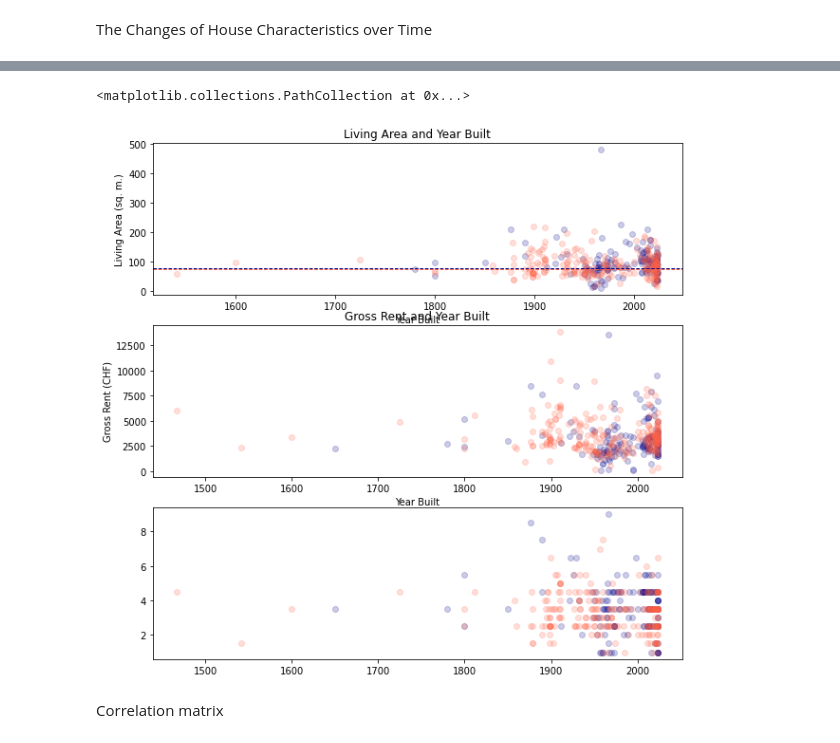
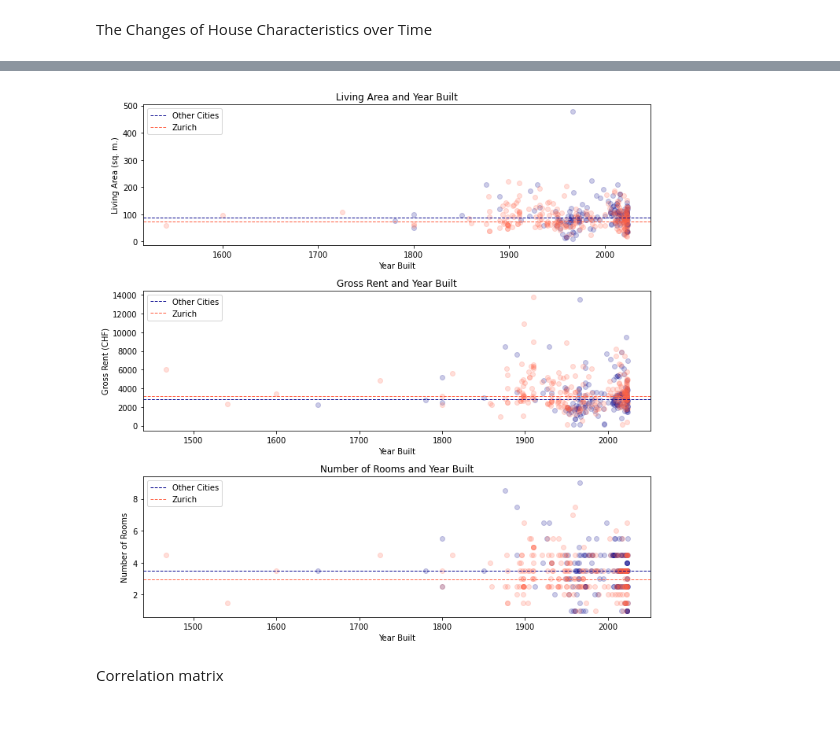
Before and after one commit to Jindi-Huang/pp4r_final_assignments, a Jupyter notebook: src/homegate_analysis.ipynb, the cells around one changed output, grey strips where cells are left out. Saved outputs shown, nothing was run; the diff lists cells and outputs as text; code cells hidden in the pictures.

```diff
--- a/src/homegate_analysis.ipynb
+++ b/src/homegate_analysis.ipynb
@@ -261,30 +202,43 @@ plt.show()
 # %%
 # create a scatter plot of Year built and Living area, Year Built and Gross Rent, Year Built and Number of Rooms, Year Built as x-axis, and other variables as y-axis, make the observations in Zurich red, while others blue. The three plots in 3 subplots, with 3 rows and 1 column. Add the mean value of each year.
 fig, (ax1, ax2, ax3) = plt.subplots(3, 1, figsize=(10, 10))
 
 # Plot the distribution of Living Area
 ax1.scatter(df[df['City'] != 'Zürich']['Year Built'], df[df['City'] != 'Zürich']['Living Area (sq. m.)'], alpha=0.2, color='#00008B')
 ax1.scatter(df[df['City'] == 'Zürich']['Year Built'], df[df['City'] == 'Zürich']['Living Area (sq. m.)'], alpha=0.2, color='#FF6347')
 ax1.set_xlabel('Year Built')
 ax1.set_ylabel('Living Area (sq. m.)')
 ax1.set_title('Living Area and Year Built')
-ax1.axhline(df['Living Area (sq. m.)'].mean(), color='#00008B', linestyle='dashed', linewidth=1, label='Mean')
+ax1.axhline(df[df['City'] != 'Zürich']['Living Area (sq. m.)'].mean(), color='#00008B', linestyle='dashed', linewidth=1, label='Mean')
 ax1.axhline(df[df['City'] == 'Zürich']['Living Area (sq. m.)'].mean(), color='#FF6347', linestyle='dashed', linewidth=1, label='Mean')
+ax1.legend(['Other Cities', 'Zurich'])
 
 # Plot the distribution of Gross Rent
 ax2.scatter(df[df['City'] != 'Zürich']['Year Built'], df[df['City'] != 'Zürich']['Gross Rent (CHF)'], alpha=0.2, color='#00008B')
 ax2.scatter(df[df['City'] == 'Zürich']['Year Built'], df[df['City'] == 'Zürich']['Gross Rent (CHF)'], alpha=0.2, color='#FF6347')
 ax2.set_xlabel('Year Built')
 ax2.set_ylabel('Gross Rent (CHF)')
 ax2.set_title('Gross Rent and Year Built')
+ax2.axhline(df[df['City'] != 'Zürich']['Gross Rent (CHF)'].mean(), color='#00008B', linestyle='dashed', linewidth=1, label='Mean')
+ax2.axhline(df[df['City'] == 'Zürich']['Gross Rent (CHF)'].mean(), color='#FF6347', linestyle='dashed', linewidth=1, label='Mean')
+ax2.legend(['Other Cities', 'Zurich'])
+
 
 # Plot the distribution of Number of Rooms
 
 ax3.scatter(df[df['City'] != 'Zürich']['Year Built'], df[df['City'] != 'Zürich']['Number of Rooms'], alpha=0.2, color='#00008B')
 ax3.scatter(df[df['City'] == 'Zürich']['Year Built'], df[df['City'] == 'Zürich']['Number of Rooms'], alpha=0.2, color='#FF6347')
+ax3.set_xlabel('Year Built')
+ax3.set_ylabel('Number of Rooms')
+ax3.set_title('Number of Rooms and Year Built')
+ax3.axhline(df[df['City'] != 'Zürich']['Number of Rooms'].mean(), color='#00008B', linestyle='dashed', linewidth=1, label='Mean')
+ax3.axhline(df[df['City'] == 'Zürich']['Number of Rooms'].mean(), color='#FF6347', linestyle='dashed', linewidth=1, label='Mean')
+ax3.legend(['Other Cities', 'Zurich'])
+
+# control the layout of the subplots
+plt.tight_layout()
 # %% [output]
-<matplotlib.collections.PathCollection at 0x...>
-[figure, old version]
+[figure, new version]
 # %% [markdown]
 Correlation matrix
 # %%
```
Also changed, not shown: parts of 5 cells of this notebook.
